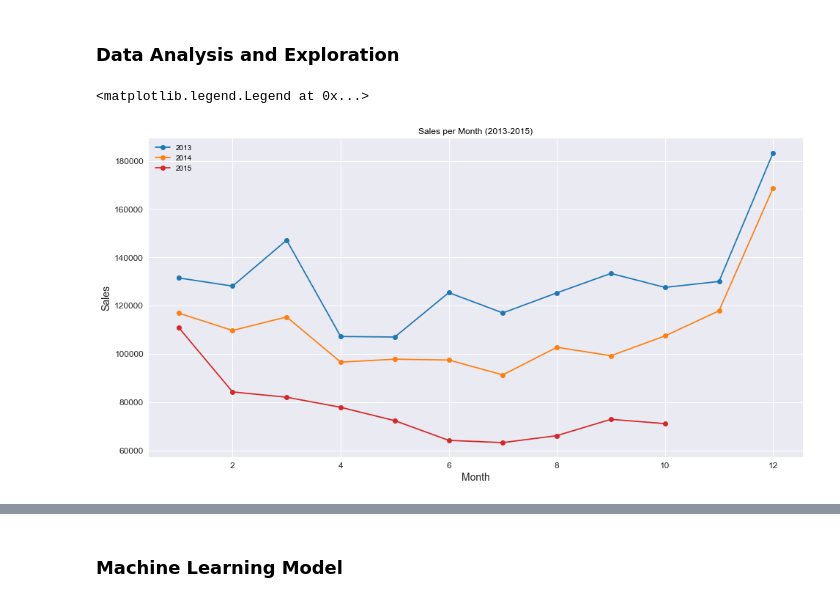
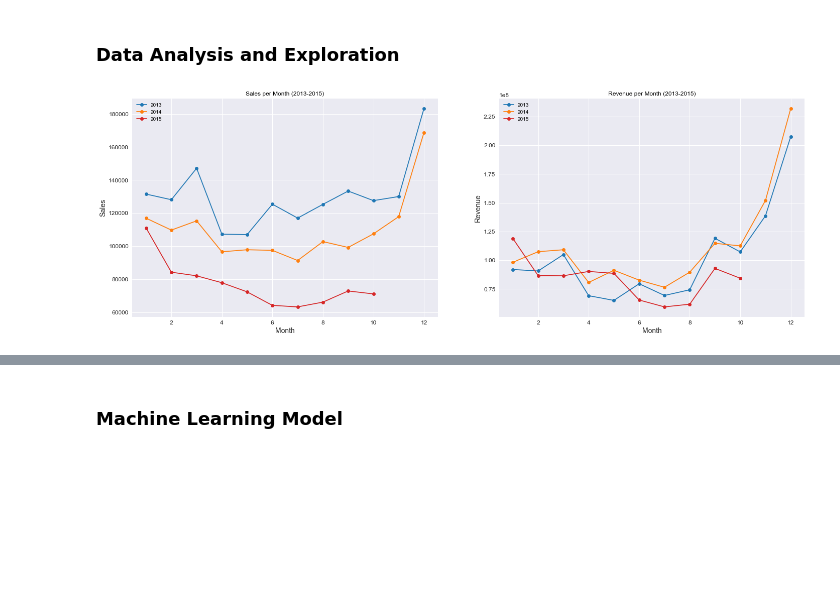
Before and after one commit to leandrocamara/future-sales-forecast, a Jupyter notebook: future-sales-forecast.ipynb, the cells around one changed output, grey strips where cells are left out. Drawn from its saved outputs; the diff is of its cells as text; code cells hidden in the pictures; blank space fills up the shorter version.

Commit message:
Adjustments in the layout of the graphics.

```diff
--- a/future-sales-forecast.ipynb
+++ b/future-sales-forecast.ipynb
@@ -53,14 +48,23 @@ monthly_sales_2013 = sales[sales['year']==2013].groupby(['month'])['item_cnt_day
 monthly_sales_2014 = sales[sales['year']==2014].groupby(['month'])['item_cnt_day', 'total_value'].sum()
 monthly_sales_2015 = sales[sales['year']==2015].groupby(['month'])['item_cnt_day', 'total_value'].sum()
 # %%
-plt.figure(figsize=(16,8))
-plt.xlabel('Month')
-plt.ylabel('Sales')
-plt.title('Sales per Month (2013-2015)')
-plt.plot(monthly_sales_2013['item_cnt_day'], '-ok', color='tab:blue', label='2013')
-plt.plot(monthly_sales_2014['item_cnt_day'], '-ok', color='tab:orange', label='2014')
-plt.plot(monthly_sales_2015['item_cnt_day'], '-ok', color='tab:red', label='2015')
-plt.legend()
+fig, axs = plt.subplots(1, 2, figsize=(24, 8))
+
+axs[0].set_xlabel('Month')
+axs[0].set_ylabel('Sales')
+axs[0].set_title('Sales per Month (2013-2015)')
+axs[0].plot(monthly_sales_2013['item_cnt_day'], '-ok', color='tab:blue', label='2013')
+axs[0].plot(monthly_sales_2014['item_cnt_day'], '-ok', color='tab:orange', label='2014')
+axs[0].plot(monthly_sales_2015['item_cnt_day'], '-ok', color='tab:red', label='2015')
+
+axs[1].set_xlabel('Month')
+axs[1].set_ylabel('Revenue')
+axs[1].set_title('Revenue per Month (2013-2015)')
+axs[1].plot(monthly_sales_2013['total_value'], '-ok', color='tab:blue', label='2013')
+axs[1].plot(monthly_sales_2014['total_value'], '-ok', color='tab:orange', label='2014')
+axs[1].plot(monthly_sales_2015['total_value'], '-ok', color='tab:red', label='2015')
+
+for ax in axs.flat:
+    ax.legend()
 # %% [output]
-<matplotlib.legend.Legend at 0x...>
-[figure, old version]
+[figure, new version]
```
Also changed, not shown: parts of 24 cells of this notebook.
